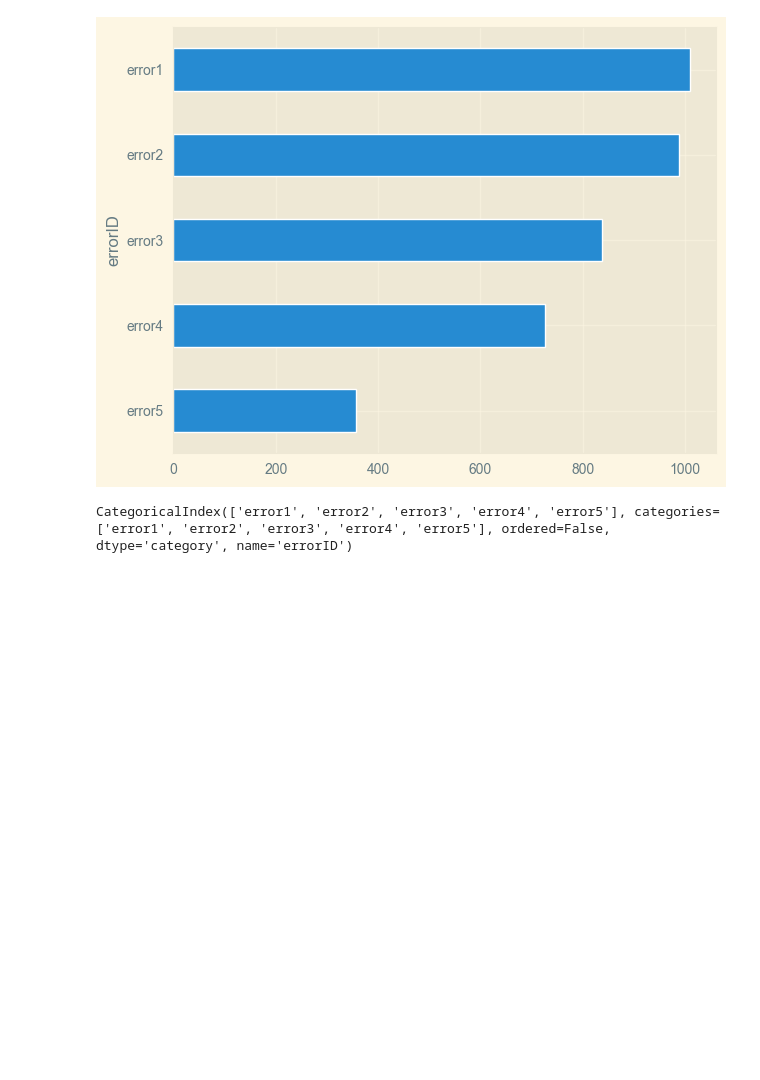
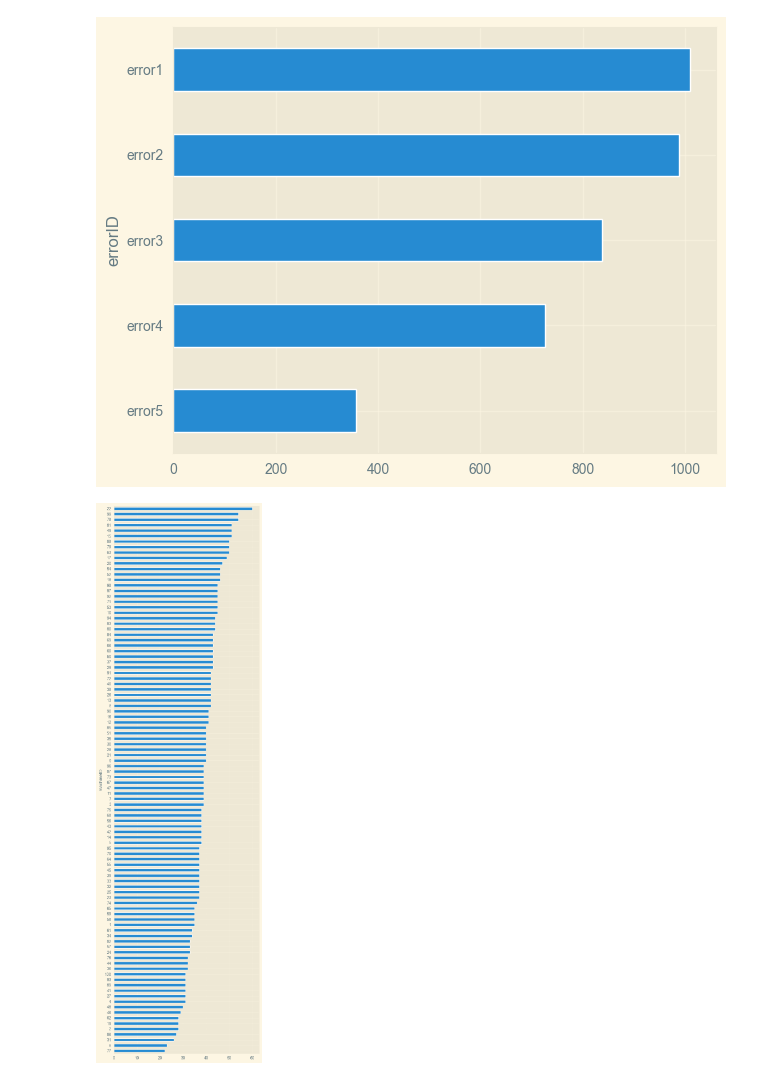
Before and after one commit to ZzzSun-ks/Kaggle, a Jupyter notebook: Microsoft_Predictive_Maintenance/summary.ipynb, the cells around one changed output. Saved outputs shown, nothing was run; the diff lists cells and outputs as text; code cells hidden in the pictures; blank space fills up the shorter version.

```diff
--- a/Microsoft_Predictive_Maintenance/summary.ipynb
+++ b/Microsoft_Predictive_Maintenance/summary.ipynb
@@ -303,5 +302,9 @@ plt.show()
 # %% [output]
 [figure]
 # %%
+plt.figure(figsize=(6, 20))
+errors_df['machineID'].value_counts(sort=True, ascending=True).plot(kind='barh')
+plt.tight_layout()
+plt.show()
 # %% [output]
-CategoricalIndex(['error1', 'error2', 'error3', 'error4', 'error5'], categories=['error1', 'error2', 'error3', 'error4', 'error5'], ordered=False, dtype='category', name='errorID')
+[figure, added]
```
Also changed, not shown: parts of 4 cells of this notebook.
